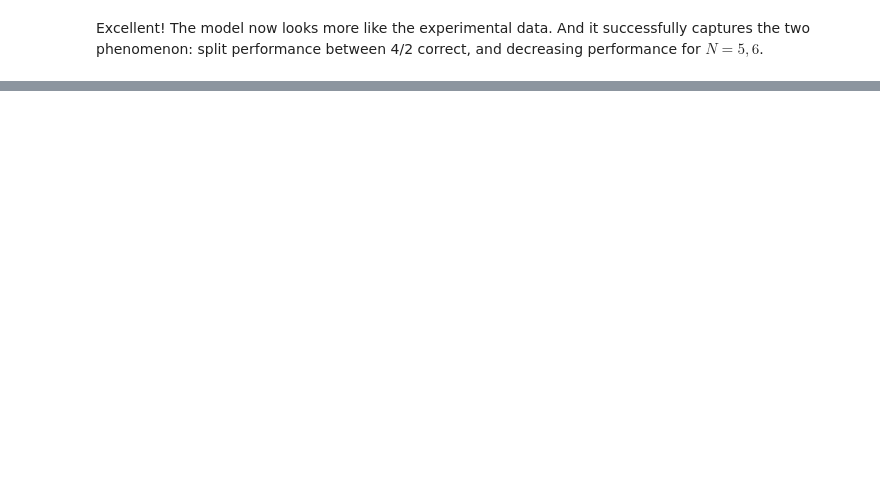
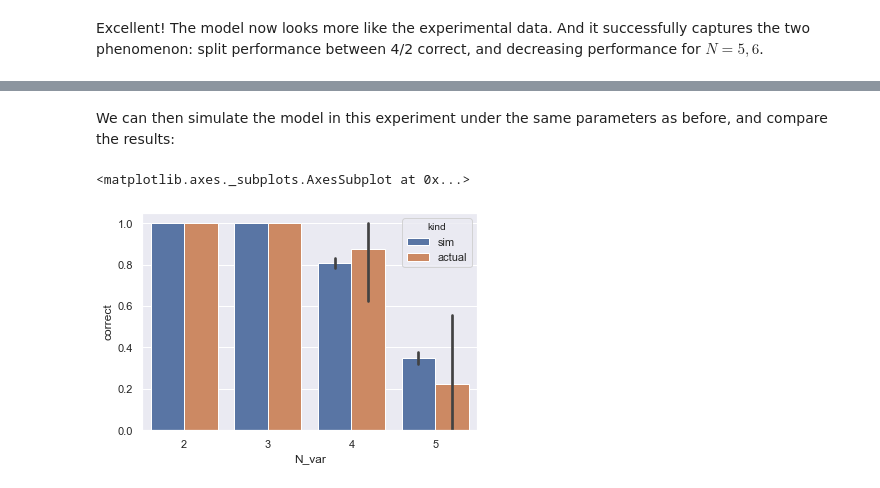
Before and after one commit to willcrichton/psypl-experiments, a Jupyter notebook: experiments/memory_program_tracing.ipynb, the cells around one changed output, grey strips where cells are left out. Cells and saved outputs as stored; diff of their text form; code cells hidden in the pictures; blank space fills up the shorter version.

```diff
--- a/experiments/memory_program_tracing.ipynb
+++ b/experiments/memory_program_tracing.ipynb
@@ -269,0 +311,38 @@ Excellent! The model now looks more like the experimental data. And it successfu
+# %%
+from grammar import *
+
+class TraceWM(SwapWM):
+    def trace_expr(self, expr):
+        if isinstance(expr, Number):
+            return expr.n
+        elif isinstance(expr, Var):
+            val = self.load(expr.var)
+            if val is not None:
+                return val
+            else:
+                return randint(1, 9)
+        elif isinstance(expr, Binop):
+            left = self.trace_expr(expr.left)
+            right = self.trace_expr(expr.right)
+            result = expr.operator.eval(left, right)
+            return result
+
+    def trace_stmt(self, stmt):
+        if isinstance(stmt, Assign):
+            val = self.trace_expr(stmt.value)
+            self.store(stmt.var, val)
+        elif isinstance(stmt, Expr):
+            return self.trace_expr(stmt.value)
+# %% [markdown]
+We can then simulate the model in this experiment under the same parameters as before, and compare the results:
+# %%
+sim = exp2.simulate(model=lambda: TraceWM(**best_params_swap))
+
+actual = exp2.results()
+sim['kind'] = 'sim'
+actual['kind'] = 'actual'
+
+sns.barplot(data=pd.concat([sim, actual]), x='N_var', y='correct', hue='kind')
+# %% [output]
+<matplotlib.axes._subplots.AxesSubplot at 0x...>
+[figure, added]
```
Also changed, not shown: parts of 25 cells of this notebook, 1 other file.
